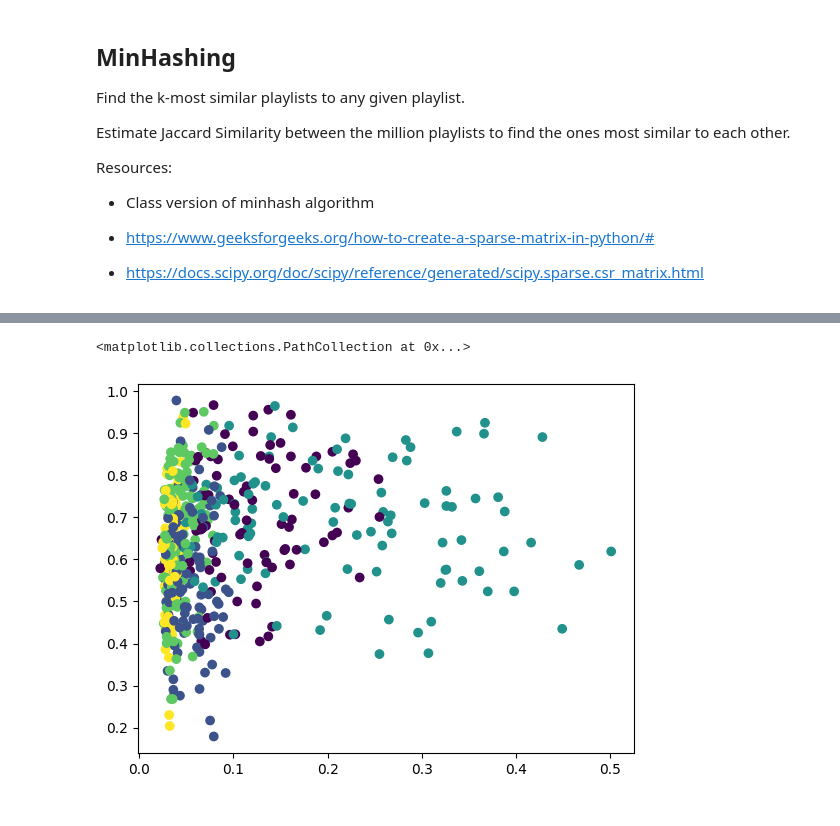
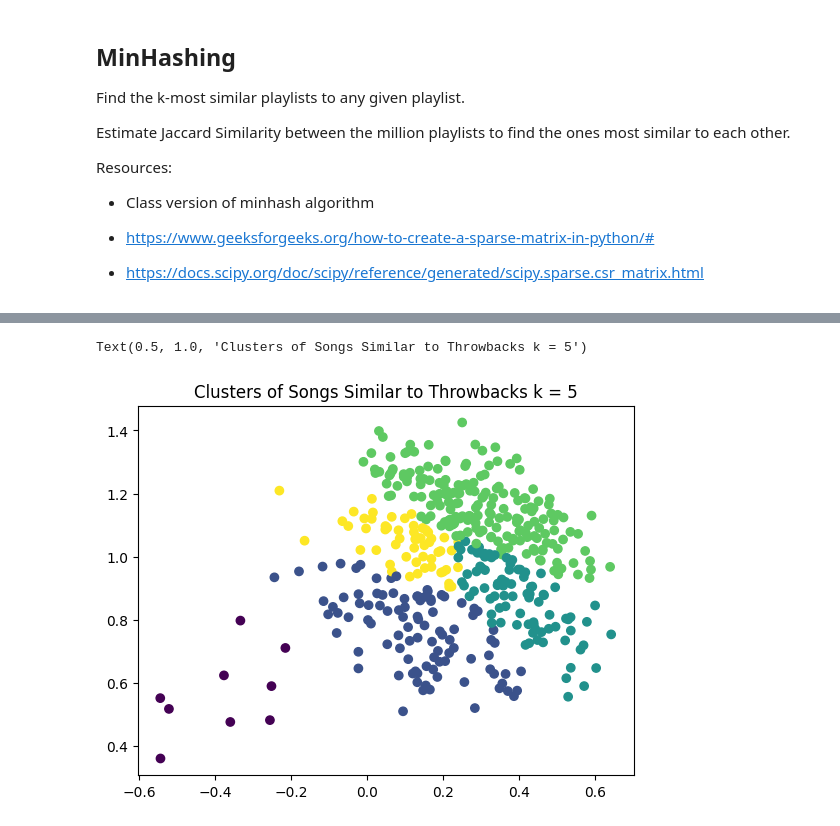
Before and after one commit to ksuoo/CSCI4022_Project, a Jupyter notebook: CSCI4022_Project_Final.ipynb, the cells around one changed output, grey strips where cells are left out. Cells and saved outputs as stored; diff of their text form; code cells hidden in the pictures.

```diff
--- a/CSCI4022_Project_Final.ipynb
+++ b/CSCI4022_Project_Final.ipynb
@@ -514,8 +504,11 @@ pmi5, mu5, sig5, p5, d5 = GMM(dat2,5,dat2.shape[1])
-# %%
-plt.scatter(dat1.iloc[:, best_features[0]], dat.iloc[:, best_features[1]], c=np.argmax(pmi5, axis=1))
-# %% [output]
-<matplotlib.collections.PathCollection at 0x...>
-[figure, removed]
+# %%
+k_clusters = 5
+pmi5, mu5, sig5, p5, d5 = GMM(dat2,k_clusters,dat2.shape[1])
+plt.scatter(dat2.iloc[:, 0], dat2.iloc[:, 1], c=np.argmax(pmi5, axis=1))
+plt.title(f'Clusters of Songs Similar to {df.iloc[input_playlist_idx]['name']} k = {k_clusters}')
+# %% [output]
+Text(0.5, 1.0, 'Clusters of Songs Similar to Throwbacks k = 5')
+[figure, added]
 # %%
 get_top_k_songs(10, pmi5, dat, input_songs_indices)
 # %% [output]
```
Also changed, not shown: parts of 15 cells of this notebook.
